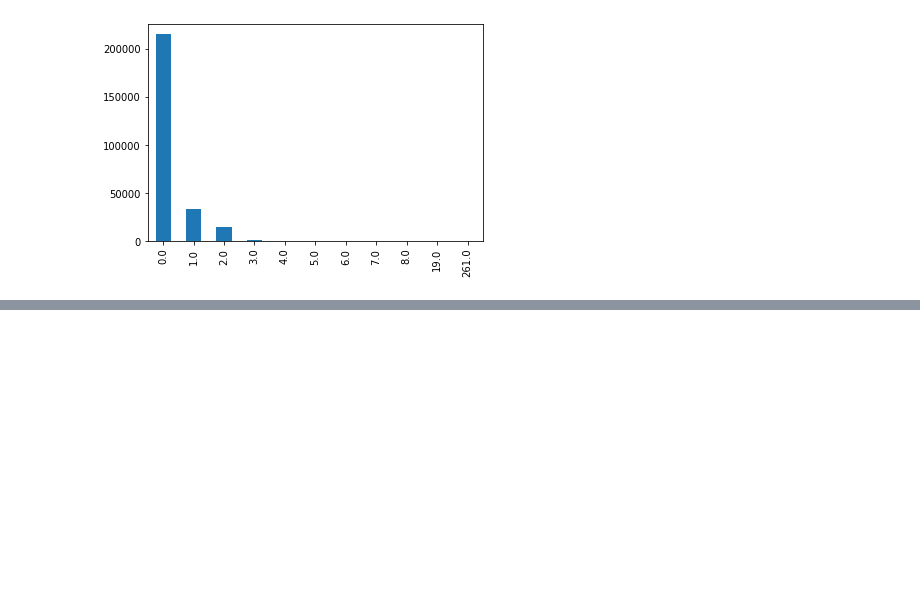
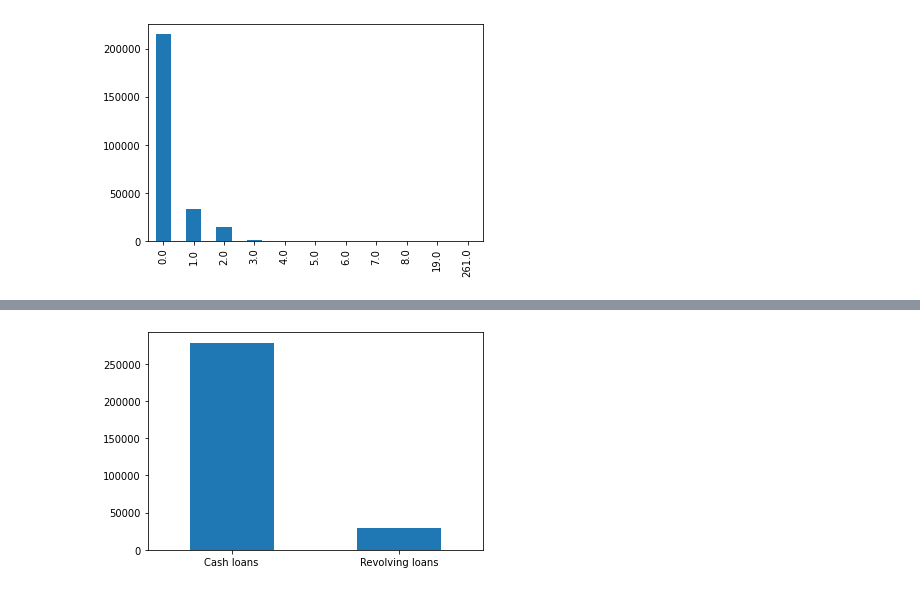
Before and after one commit to suhasmaddali/Home-Credit-Loan-Sanction, a Jupyter notebook: Home Credit Python Project.ipynb, the cells around one changed output, grey strips where cells are left out. Cells and saved outputs as stored; diff of their text form; code cells hidden in the pictures; blank space fills up the shorter version.

```diff
--- a/Home Credit Python Project.ipynb
+++ b/Home Credit Python Project.ipynb
@@ -329,0 +277,6 @@ df_train['AMT_REQ_CREDIT_BUREAU_QRT'].value_counts().plot(kind = 'bar')
+# %%
+df_train['NAME_CONTRACT_TYPE'].value_counts().plot(kind = 'bar')
+plt.xticks(rotation = 0)
+plt.show()
+# %% [output]
+[figure, added]
```
Also changed, not shown: parts of 32 cells of this notebook.
